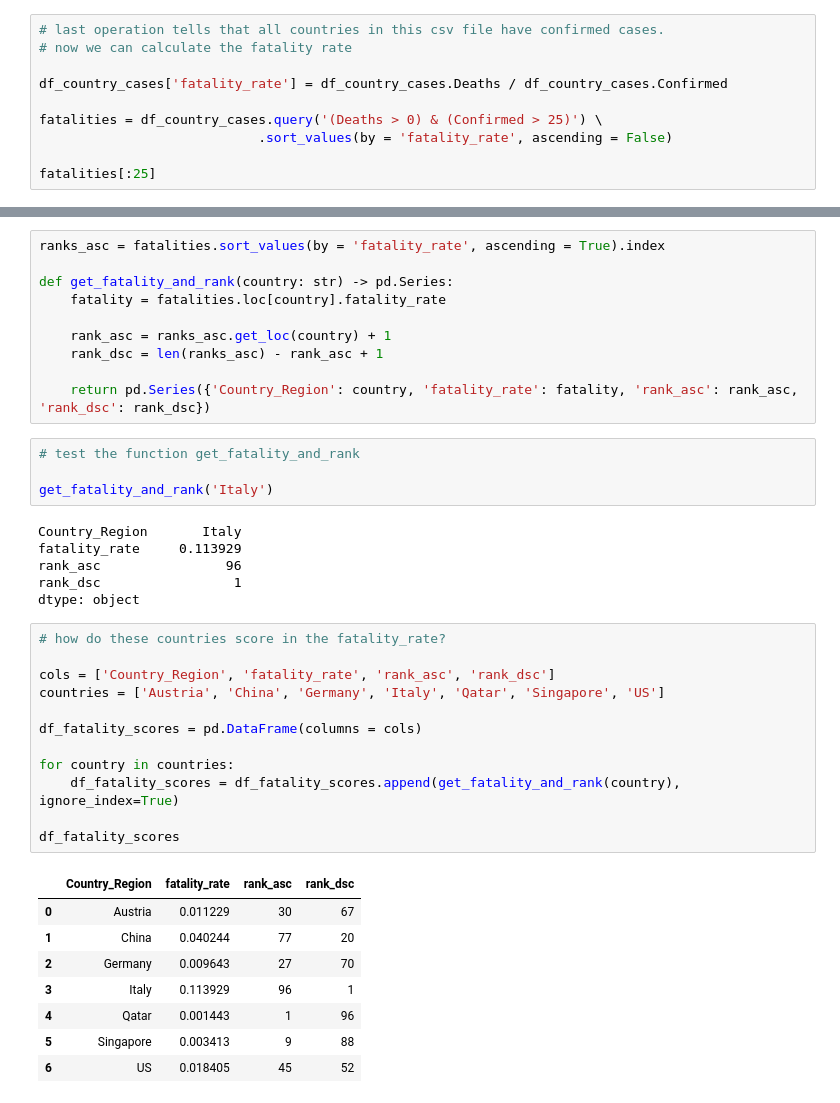
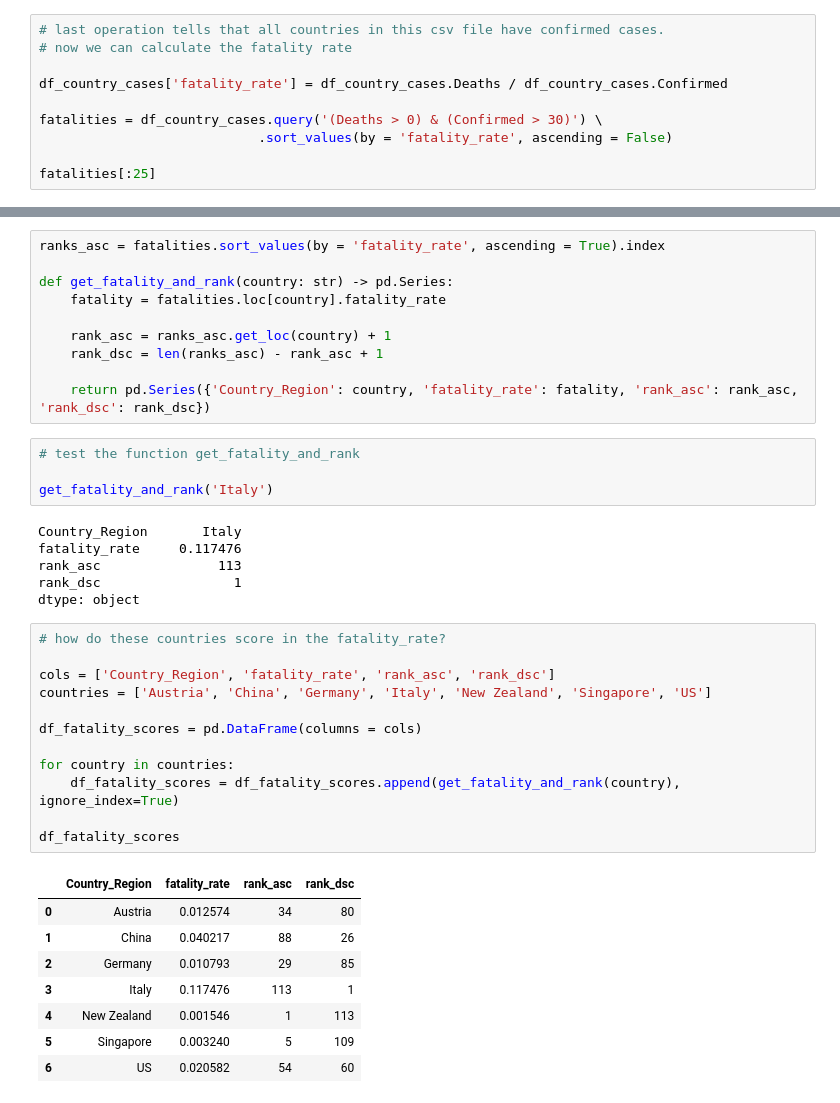
Before and after one commit to nnworkspace/covid19-insight, a Jupyter notebook: covid19-insight.ipynb, the cells around one changed output, grey strips where cells are left out. Drawn from its saved outputs; the diff is of its cells as text.

```diff
--- a/covid19-insight.ipynb
+++ b/covid19-insight.ipynb
@@ -129,7 +131,7 @@ len(df_country_cases.loc[df_country_cases['Confirmed'] == 0])
 
 df_country_cases['fatality_rate'] = df_country_cases.Deaths / df_country_cases.Confirmed
 
-fatalities = df_country_cases.query('(Deaths > 0) & (Confirmed > 25)') \
+fatalities = df_country_cases.query('(Deaths > 0) & (Confirmed > 30)') \
                             .sort_values(by = 'fatality_rate', ascending = False)
 
 fatalities[:25]
@@ -217,31 +219,31 @@ def get_fatality_and_rank(country: str) -> pd.Series:
 get_fatality_and_rank('Italy')
 # %% [output]
 Country_Region       Italy
-fatality_rate     0.113929
-rank_asc                96
+fatality_rate     0.117476
+rank_asc               113
 rank_dsc                 1
 dtype: object
 # %%
 # how do these countries score in the fatality_rate?
 
 cols = ['Country_Region', 'fatality_rate', 'rank_asc', 'rank_dsc']
-countries = ['Austria', 'China', 'Germany', 'Italy', 'Qatar', 'Singapore', 'US']
+countries = ['Austria', 'China', 'Germany', 'Italy', 'New Zealand', 'Singapore', 'US']
 
 df_fatality_scores = pd.DataFrame(columns = cols)
 
 for country in countries:
     df_fatality_scores = df_fatality_scores.append(get_fatality_and_rank(country), ignore_index=True)
 
 df_fatality_scores
 # %% [output]
 |  | Country_Region | fatality_rate | rank_asc | rank_dsc |
-| 0 | Austria | 0.011229 | 30 | 67 |
-| 1 | China | 0.040244 | 77 | 20 |
-| 2 | Germany | 0.009643 | 27 | 70 |
-| 3 | Italy | 0.113929 | 96 | 1 |
-| 4 | Qatar | 0.001443 | 1 | 96 |
-| 5 | Singapore | 0.003413 | 9 | 88 |
-| 6 | US | 0.018405 | 45 | 52 |
+| 0 | Austria | 0.012574 | 34 | 80 |
+| 1 | China | 0.040217 | 88 | 26 |
+| 2 | Germany | 0.010793 | 29 | 85 |
+| 3 | Italy | 0.117476 | 113 | 1 |
+| 4 | New Zealand | 0.001546 | 1 | 113 |
+| 5 | Singapore | 0.003240 | 5 | 109 |
+| 6 | US | 0.020582 | 54 | 60 |
 # %%
 # basic statistics of the fatality
 fatalities.fatality_rate.describe()
```
Also changed, not shown: parts of 12 cells of this notebook, 2 other files.
